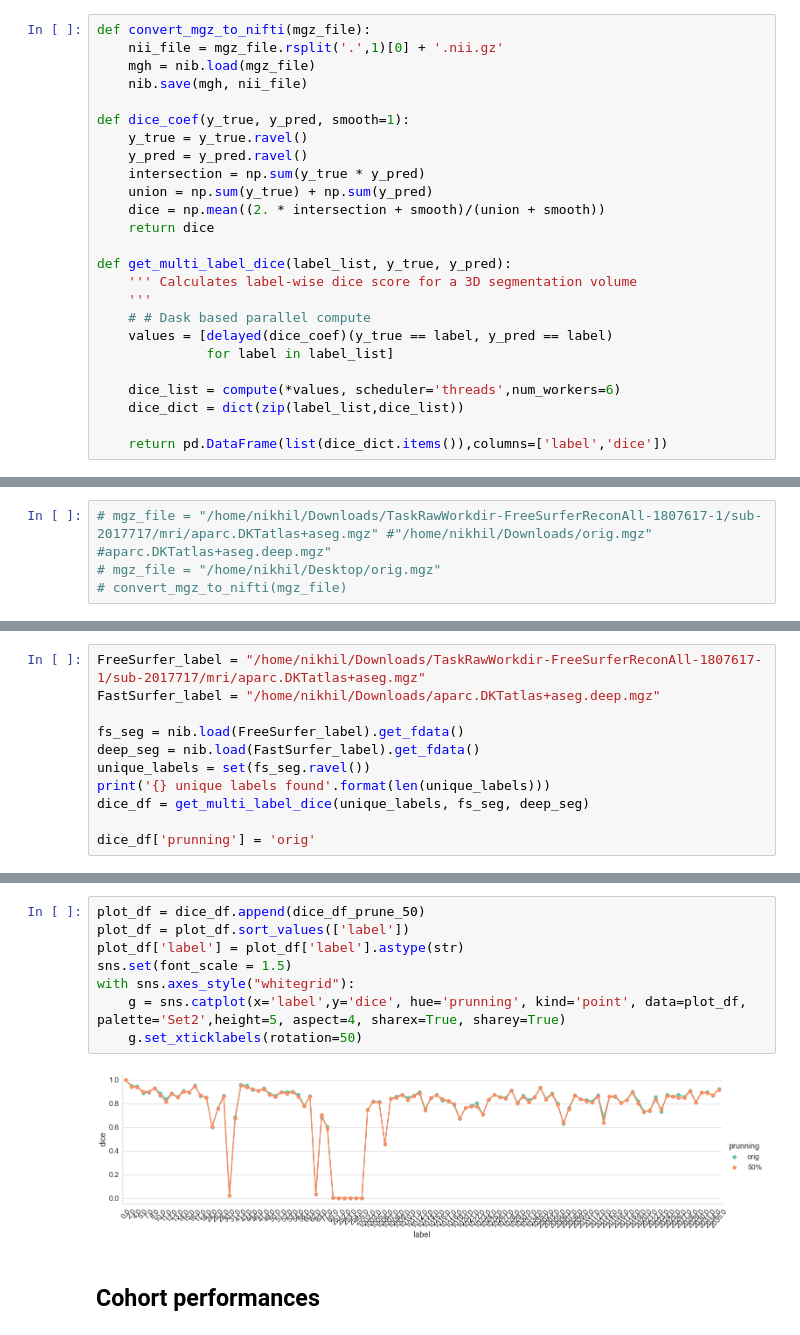
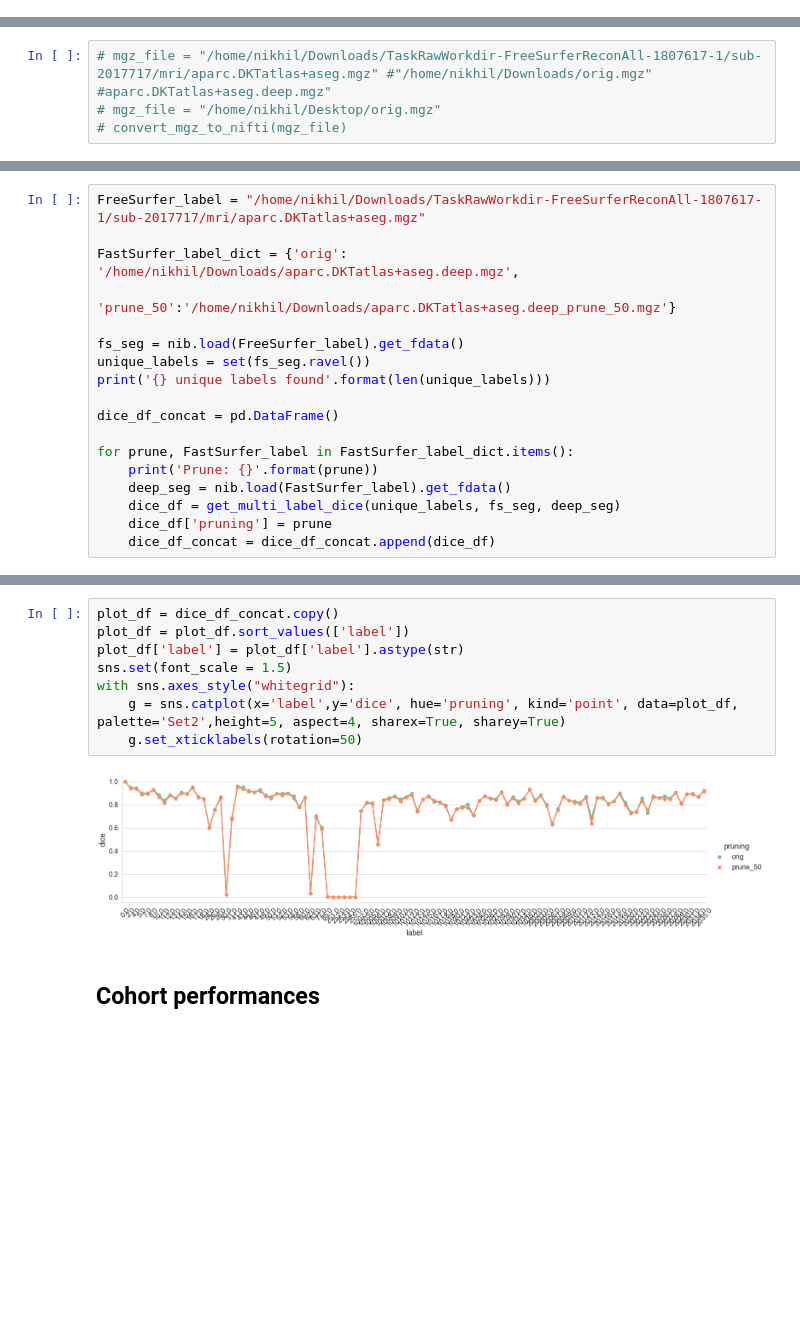
Before and after one commit to neurodatascience/watts_up_compute, a Jupyter notebook: notebooks/8_FastSurfer.ipynb, the cells around one changed output, grey strips where cells are left out. Drawn from its saved outputs; the diff is of its cells as text; blank space fills up the shorter version.

```diff
--- a/notebooks/8_FastSurfer.ipynb
+++ b/notebooks/8_FastSurfer.ipynb
@@ -15,30 +27,5 @@ import dask.multiprocessing
 project_dir = '../'
 exp_dir = '{}/FastSurfer_experiments/'.format(project_dir)
 results_dir = '{}results/prunning/ukb/'.format(exp_dir)
-# %%
-def convert_mgz_to_nifti(mgz_file):
-    nii_file = mgz_file.rsplit('.',1)[0] + '.nii.gz'
-    mgh = nib.load(mgz_file)
-    nib.save(mgh, nii_file)
-
-def dice_coef(y_true, y_pred, smooth=1):
-    y_true = y_true.ravel()
-    y_pred = y_pred.ravel()
-    intersection = np.sum(y_true * y_pred)
-    union = np.sum(y_true) + np.sum(y_pred)
-    dice = np.mean((2. * intersection + smooth)/(union + smooth))
-    return dice
-
-def get_multi_label_dice(label_list, y_true, y_pred):
-    ''' Calculates label-wise dice score for a 3D segmentation volume
-    '''
-    # # Dask based parallel compute
-    values = [delayed(dice_coef)(y_true == label, y_pred == label)
-              for label in label_list]
-
-    dice_list = compute(*values, scheduler='threads',num_workers=6)
-    dice_dict = dict(zip(label_list,dice_list))
-
-    return pd.DataFrame(list(dice_dict.items()),columns=['label','dice'])
 # %% [markdown]
 ### Rough work (sample file converstion)
@@ -51,13 +39,20 @@ def get_multi_label_dice(label_list, y_true, y_pred):
 # %%
 FreeSurfer_label = "/home/nikhil/Downloads/TaskRawWorkdir-FreeSurferReconAll-1807617-1/sub-2017717/mri/aparc.DKTatlas+aseg.mgz"
-FastSurfer_label = "/home/nikhil/Downloads/aparc.DKTatlas+aseg.deep.mgz"
+
+FastSurfer_label_dict = {'orig': '/home/nikhil/Downloads/aparc.DKTatlas+aseg.deep.mgz',
+                     'prune_50':'/home/nikhil/Downloads/aparc.DKTatlas+aseg.deep_prune_50.mgz'}
 
 fs_seg = nib.load(FreeSurfer_label).get_fdata()
-deep_seg = nib.load(FastSurfer_label).get_fdata()
 unique_labels = set(fs_seg.ravel())
 print('{} unique labels found'.format(len(unique_labels)))
-dice_df = get_multi_label_dice(unique_labels, fs_seg, deep_seg)
 
-dice_df['prunning'] = 'orig'
+dice_df_concat = pd.DataFrame()
+
+for prune, FastSurfer_label in FastSurfer_label_dict.items():
+    print('Prune: {}'.format(prune))
+    deep_seg = nib.load(FastSurfer_label).get_fdata()
+    dice_df = get_multi_label_dice(unique_labels, fs_seg, deep_seg)
+    dice_df['pruning'] = prune
+    dice_df_concat = dice_df_concat.append(dice_df)
 # %% [output]
 104 unique labels found
@@ -73,13 +61,13 @@ dice_df_prune_50['prunning'] = '50%'
 # %%
-plot_df = dice_df.append(dice_df_prune_50)
+plot_df = dice_df_concat.copy()
 plot_df = plot_df.sort_values(['label'])
 plot_df['label'] = plot_df['label'].astype(str)
 sns.set(font_scale = 1.5)
 with sns.axes_style("whitegrid"):
-    g = sns.catplot(x='label',y='dice', hue='prunning', kind='point', data=plot_df, palette='Set2',height=5, aspect=4, sharex=True, sharey=True)
+    g = sns.catplot(x='label',y='dice', hue='pruning', kind='point', data=plot_df, palette='Set2',height=5, aspect=4, sharex=True, sharey=True)
     g.set_xticklabels(rotation=50)
 # %% [output]
-[figure, old version]
+[figure, new version]
 # %% [markdown]
 ## Cohort performances
 # %%
```
Also changed, not shown: parts of 9 cells of this notebook, 3 other files.
